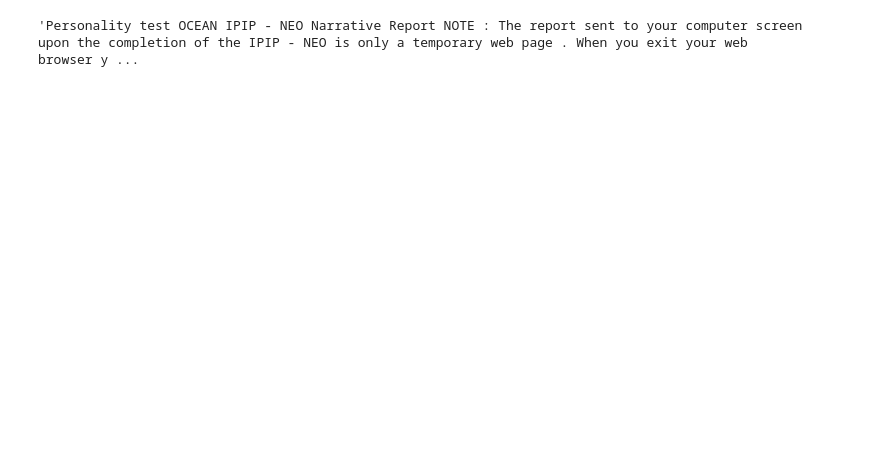
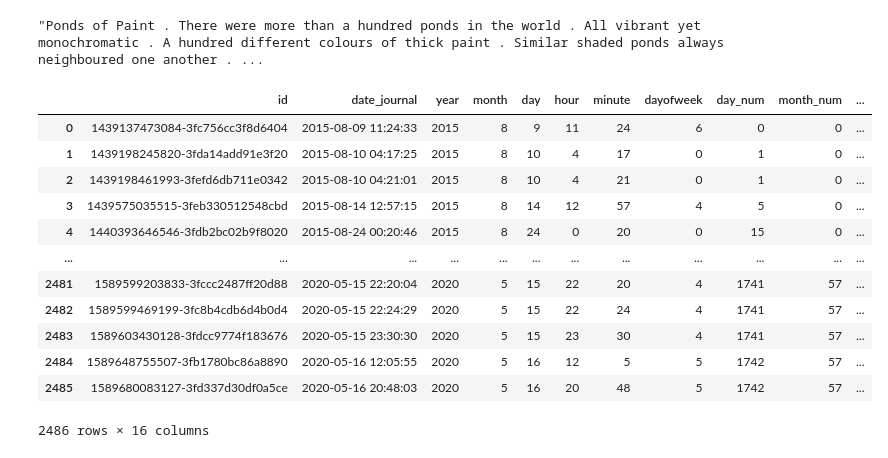
Before and after one commit to adityaarunsinghal/text-mining, a Jupyter notebook: Topic Modeling (LDA carried from R).ipynb, the cells around one changed output. Saved outputs shown, nothing was run; the diff lists cells and outputs as text; code cells hidden in the pictures; blank space fills up the shorter version.

```diff
--- a/Topic Modeling (LDA carried from R).ipynb
+++ b/Topic Modeling (LDA carried from R).ipynb
@@ -69,4 +74,4 @@ top_docs(4,10)
 # %%
-datadf['cleaned_text'].loc['1544329519078-3fe678f70bda1382']
+datadf['cleaned_text'].loc['1495541446967-3fe08fb04aa22814']
 # %% [output]
-'Personality test OCEAN IPIP - NEO Narrative Report NOTE : The report sent to your computer screen upon the completion of the IPIP - NEO is only a temporary web page . When you exit your web browser y ...
+"Ponds of Paint . There were more than a hundred ponds in the world . All vibrant yet monochromatic . A hundred different colours of thick paint . Similar shaded ponds always neighboured one another . ...
@@ -72,0 +80,19 @@ datadf['cleaned_text'].loc['1544329519078-3fe678f70bda1382']
+# %%
+timedata = pd.read_csv('All Data/Raw Journey Data/TimeDataUntil16May2020.csv')
+documents = datadf.merge(documents, left_on='id', right_on='document', how='left')[['is_personal','topic','document']]
+documents = timedata.merge(documents, left_on='id', right_on='document')
+documents
+# %% [output]
+|  | id | date_journal | year | month | day | hour | minute | dayofweek | day_num | month_num | ... |
+| 0 | 1439137473084-3fc756cc3f8d6404 | 2015-08-09 11:24:33 | 2015 | 8 | 9 | 11 | 24 | 6 | 0 | 0 | ... |
+| 1 | 1439198245820-3fda14add91e3f20 | 2015-08-10 04:17:25 | 2015 | 8 | 10 | 4 | 17 | 0 | 1 | 0 | ... |
+| 2 | 1439198461993-3fefd6db711e0342 | 2015-08-10 04:21:01 | 2015 | 8 | 10 | 4 | 21 | 0 | 1 | 0 | ... |
+| 3 | 1439575035515-3feb330512548cbd | 2015-08-14 12:57:15 | 2015 | 8 | 14 | 12 | 57 | 4 | 5 | 0 | ... |
+| 4 | 1440393646546-3fdb2bc02b9f8020 | 2015-08-24 00:20:46 | 2015 | 8 | 24 | 0 | 20 | 0 | 15 | 0 | ... |
+| ... | ... | ... | ... | ... | ... | ... | ... | ... | ... | ... | ... |
+| 2481 | 1589599203833-3fccc2487ff20d88 | 2020-05-15 22:20:04 | 2020 | 5 | 15 | 22 | 20 | 4 | 1741 | 57 | ... |
+| 2482 | 1589599469199-3fc8b4cdb6d4b0d4 | 2020-05-15 22:24:29 | 2020 | 5 | 15 | 22 | 24 | 4 | 1741 | 57 | ... |
+| 2483 | 1589603430128-3fdcc9774f183676 | 2020-05-15 23:30:30 | 2020 | 5 | 15 | 23 | 30 | 4 | 1741 | 57 | ... |
+| 2484 | 1589648755507-3fb1780bc86a8890 | 2020-05-16 12:05:55 | 2020 | 5 | 16 | 12 | 5 | 5 | 1742 | 57 | ... |
+| 2485 | 1589680083127-3fd337d30df0a5ce | 2020-05-16 20:48:03 | 2020 | 5 | 16 | 20 | 48 | 5 | 1742 | 57 | ... |
+2486 rows × 16 columns
```
Also changed, not shown: parts of 8 cells of this notebook, 47 other files.
